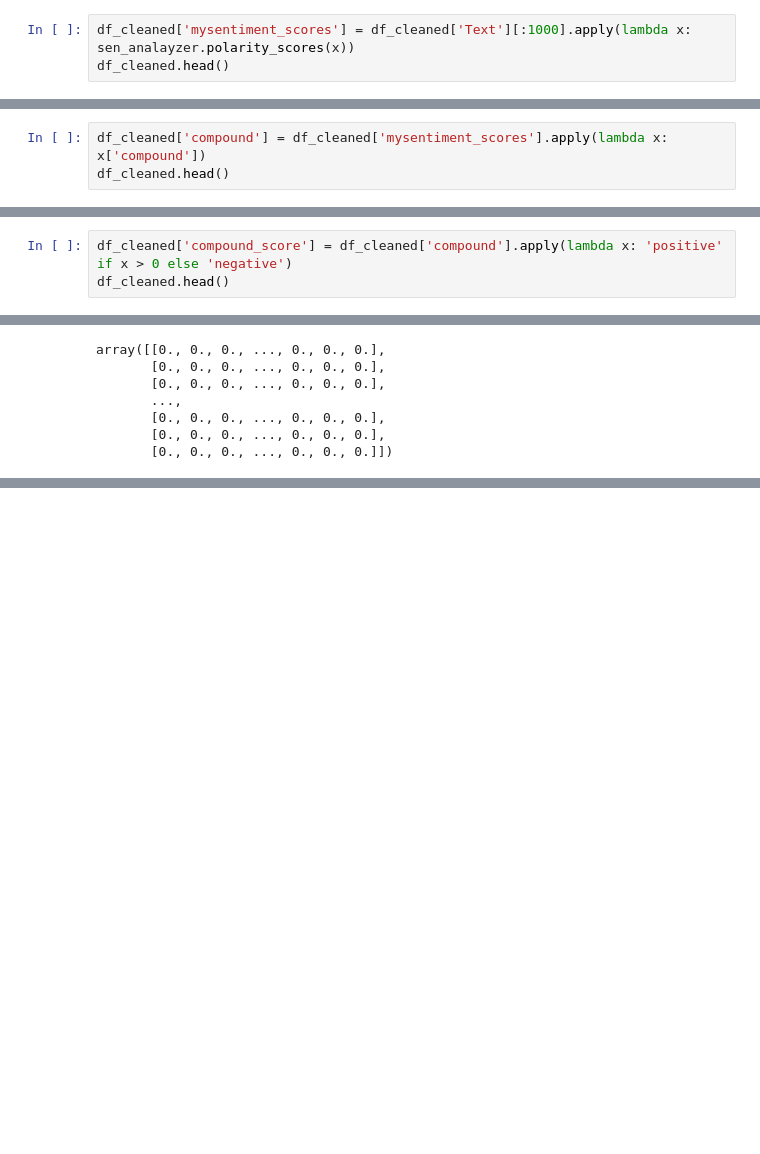
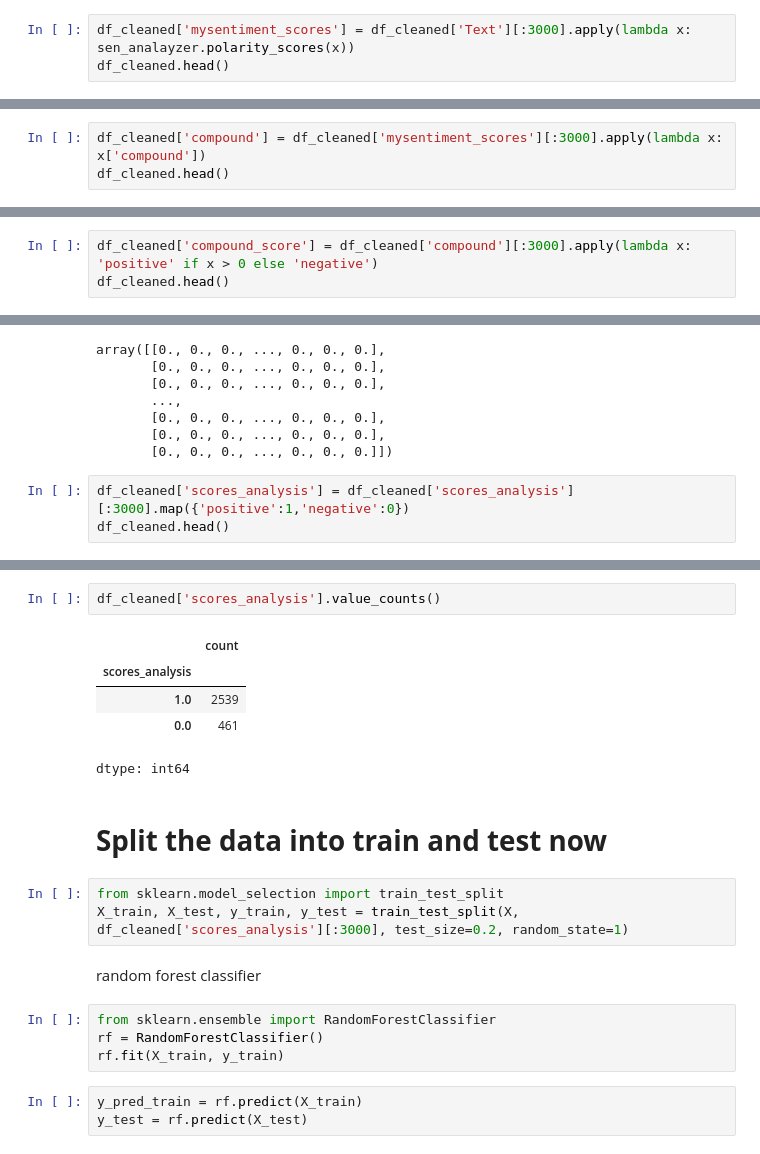
Before and after one commit to houimliraed/amazon_review_classification, a Jupyter notebook: amazon_review_classification.ipynb, the cells around one changed output, grey strips where cells are left out. Cells and saved outputs as stored; diff of their text form; blank space fills up the shorter version.

Commit message:
removed invalid data

```diff
--- a/amazon_review_classification.ipynb
+++ b/amazon_review_classification.ipynb
@@ -109,7 +109,7 @@ df_cleaned.shape
 # %% [markdown]
 # **Creating a new variable in the data frame to check the text analysis and the results**
 # %%
-df_cleaned['mysentiment_scores'] = df_cleaned['Text'][:1000].apply(lambda x: sen_analayzer.polarity_scores(x))
+df_cleaned['mysentiment_scores'] = df_cleaned['Text'][:3000].apply(lambda x: sen_analayzer.polarity_scores(x))
 df_cleaned.head()
 # %% [output]
 |  | Id | ProductId | UserId | HelpfulnessNumerator | HelpfulnessDenominator | Score | Time | Text | ... |
@@ -123,7 +123,7 @@ len(df_cleaned['mysentiment_scores'])
 # %% [output]
 568454
 # %%
-df_cleaned['compound'] = df_cleaned['mysentiment_scores'].apply(lambda x: x['compound'])
+df_cleaned['compound'] = df_cleaned['mysentiment_scores'][:3000].apply(lambda x: x['compound'])
 df_cleaned.head()
 # %% [output]
 |  | Id | ProductId | UserId | HelpfulnessNumerator | HelpfulnessDenominator | Score | Time | Text | ... |
@@ -133,7 +133,7 @@ df_cleaned.head()
 | 3 | 4 | B000UA0QIQ | A395BORC6FGVXV | 3 | 3 | 2 | 1307923200 | If you are looking for the secret... | ... |
 | 4 | 5 | B006K2ZZ7K | A1UQRSCLF8GW1T | 0 | 0 | 5 | 1350777600 | Great taffy at a great price. The... | ... |
 # %%
-df_cleaned['compound_score'] = df_cleaned['compound'].apply(lambda x: 'positive' if x > 0 else 'negative')
+df_cleaned['compound_score'] = df_cleaned['compound'][:3000].apply(lambda x: 'positive' if x > 0 else 'negative')
 df_cleaned.head()
 # %% [output]
 |  | Id | ProductId | UserId | HelpfulnessNumerator | HelpfulnessDenominator | Score | Time | Text | ... |
@@ -205,3 +208,6 @@ array([[0., 0., 0., ..., 0., 0., 0.],
        [0., 0., 0., ..., 0., 0., 0.],
        [0., 0., 0., ..., 0., 0., 0.],
        [0., 0., 0., ..., 0., 0., 0.]])
+# %%
+df_cleaned['scores_analysis'] = df_cleaned['scores_analysis'][:3000].map({'positive':1,'negative':0})
+df_cleaned.head()
@@ -207,0 +221,22 @@ array([[0., 0., 0., ..., 0., 0., 0.],
+# %%
+df_cleaned['scores_analysis'].value_counts()
+# %% [output]
+|  | count |
+| scores_analysis |  |
+| 1.0 | 2539 |
+| 0.0 | 461 |
+dtype: int64
+# %% [markdown]
+# **Split the data into train and test now**
+# %%
+from sklearn.model_selection import train_test_split
+X_train, X_test, y_train, y_test = train_test_split(X, df_cleaned['scores_analysis'][:3000], test_size=0.2, random_state=1)
+# %% [markdown]
+random forest classifier
+# %%
+from sklearn.ensemble import RandomForestClassifier
+rf = RandomForestClassifier()
+rf.fit(X_train, y_train)
+# %%
+y_pred_train = rf.predict(X_train)
+y_test = rf.predict(X_test)
```
Also changed, not shown: parts of 7 cells of this notebook.
